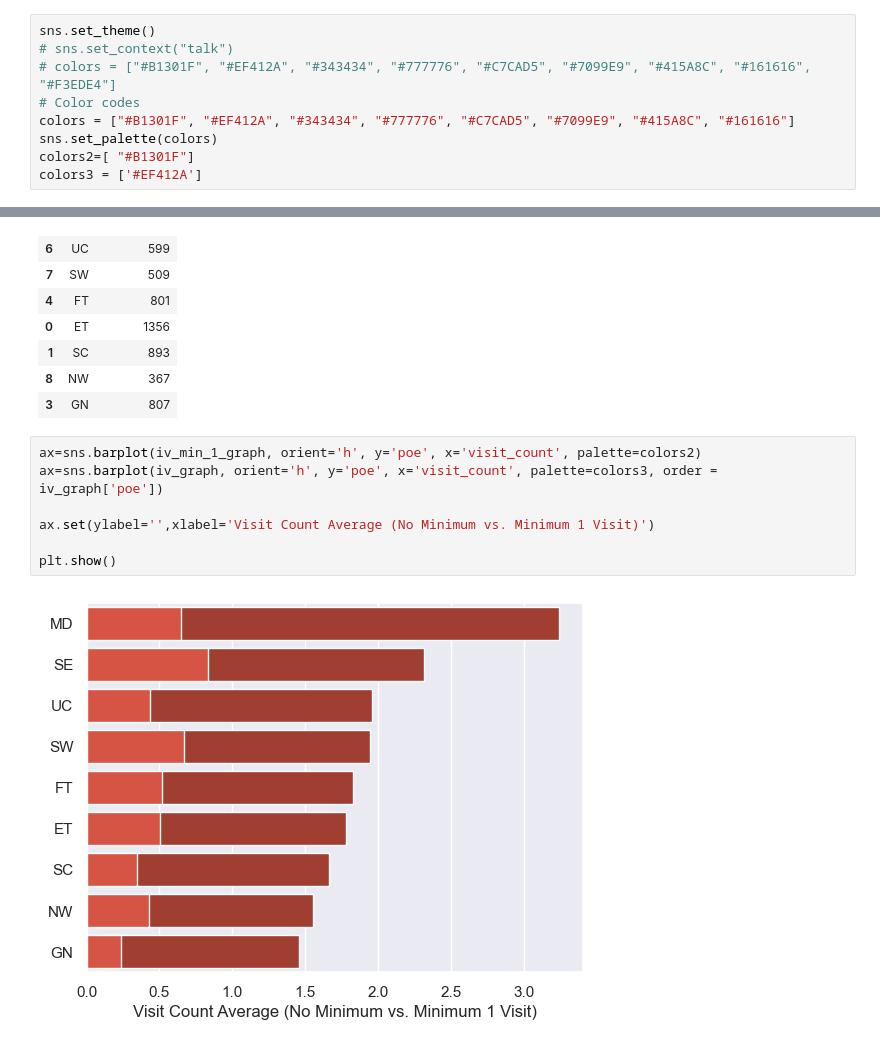
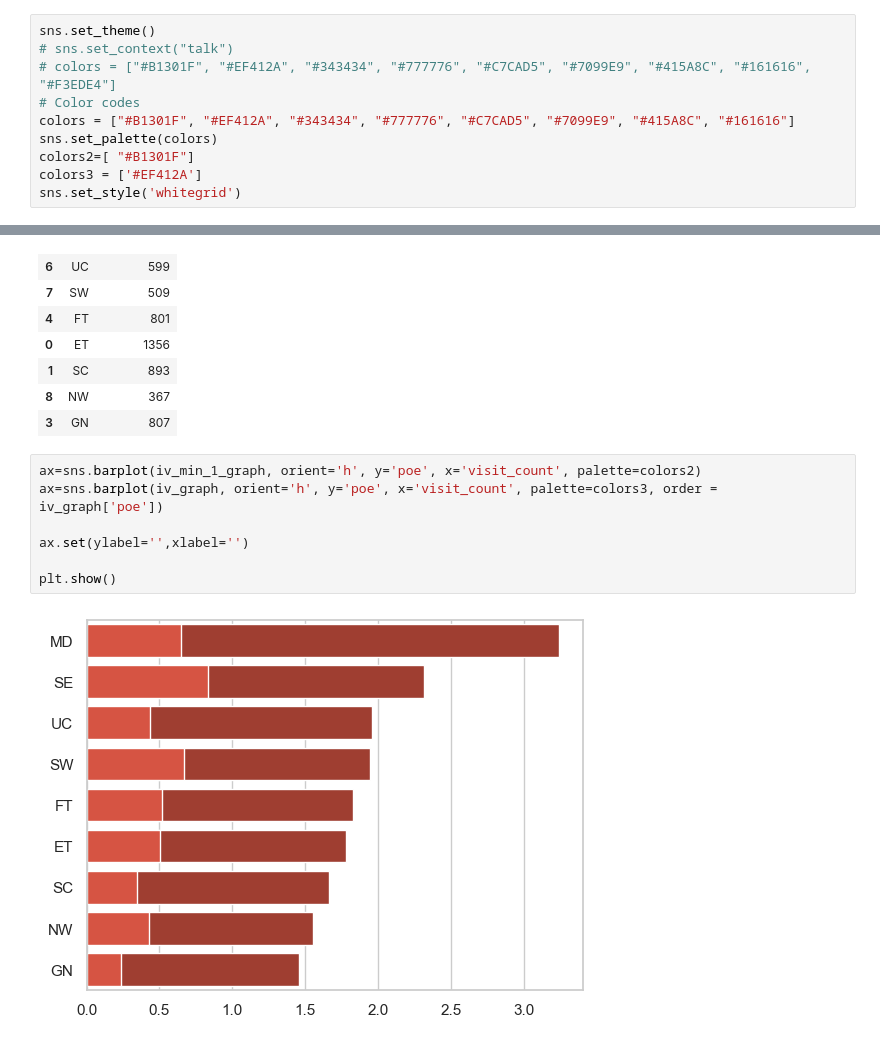
Before and after one commit to NSS-Data-Analytics-Cohort-8/teis_da8_1-dadboddenims, a Jupyter notebook: notebooks/partner_project_2_questions.ipynb, the cells around one changed output, grey strips where cells are left out. Drawn from its saved outputs; the diff is of its cells as text.

```diff
--- a/notebooks/partner_project_2_questions.ipynb
+++ b/notebooks/partner_project_2_questions.ipynb
@@ -62,6 +62,7 @@ colors = ["#B1301F", "#EF412A", "#343434", "#777776", "#C7CAD5", "#7099E9", "#41
 sns.set_palette(colors)
 colors2=[ "#B1301F"]
 colors3 = ['#EF412A']
+sns.set_style('whitegrid')
 # %%
 sns.barplot(intake_visit, orient='h',
             palette=colors,
@@ -442,12 +455,12 @@ child_poe_2
 # %%
 ax=sns.barplot(iv_min_1_graph, orient='h', y='poe', x='visit_count', palette=colors2)
 ax=sns.barplot(iv_graph, orient='h', y='poe', x='visit_count', palette=colors3, order = iv_graph['poe'])
 
-ax.set(ylabel='',xlabel='Visit Count Average (No Minimum vs. Minimum 1 Visit)')
+ax.set(ylabel='',xlabel='')
 
 plt.show()
 # %% [output]
-[figure, old version]
+[figure, new version]
 # %%
 ax= sns.barplot(child_poe_2, orient='h',
                 y='poe',x='child_count',
```
Also changed, not shown: parts of 21 cells of this notebook.
